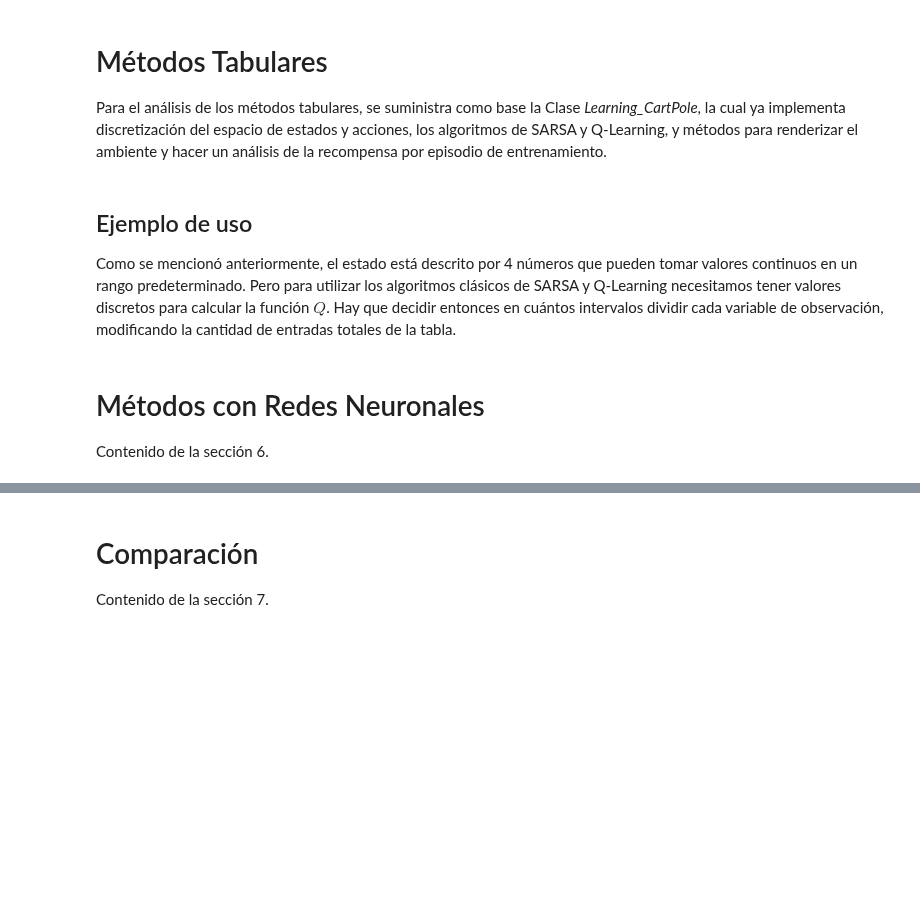
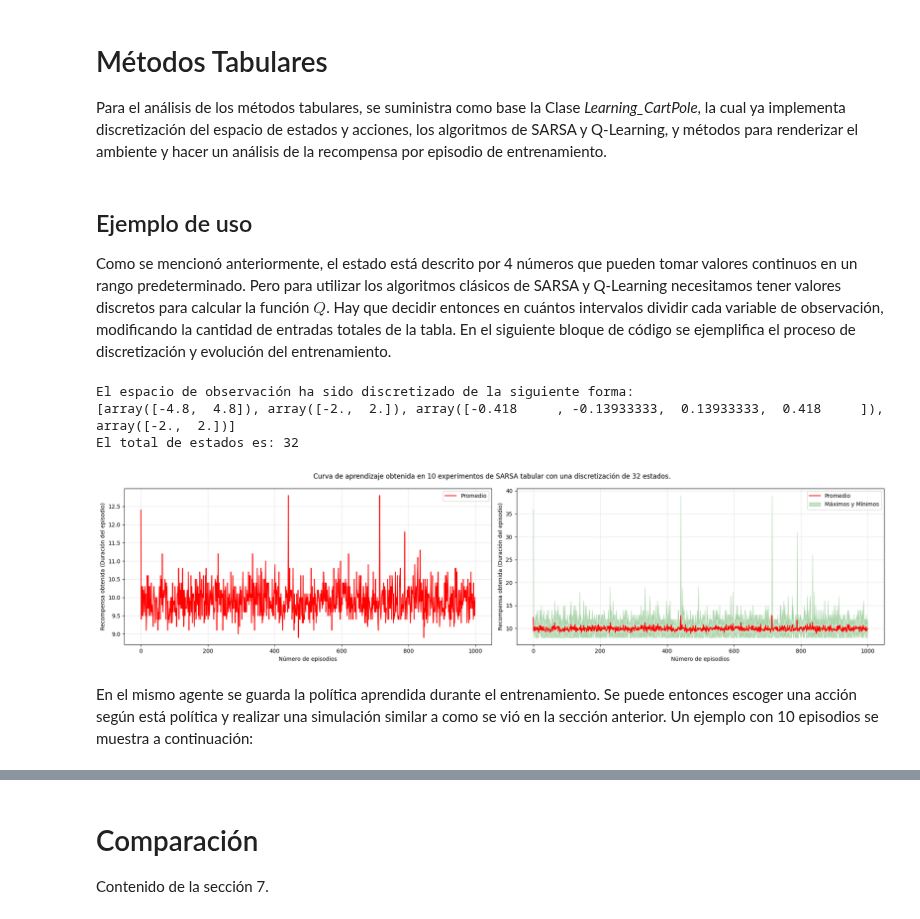
Before and after one commit to SSolanoRuniandes/Notebooks-Aprendizaje-por-Refuerzo-Profundo, a Jupyter notebook: TareaSemana1.ipynb, the cells around one changed output, grey strips where cells are left out. Cells and saved outputs as stored; diff of their text form; code cells hidden in the pictures; blank space fills up the shorter version.

```diff
--- a/TareaSemana1.ipynb
+++ b/TareaSemana1.ipynb
@@ -189,7 +189,7 @@ class Learning_CartPole(object):
         self.TargetPolicy={} #inicializa política objetivo
         self.BehaviorPolicy={} #inicializa política de comportamiento
         self.Q={} #inicializa tabla de Q
-        self.bins = [self.create_bins(self.limits_space_state[i],self.divisions_per_variable[i]) for i in range(4)]
+        self.bins = [self.create_bins(self.limits_space_state[i],self.divisions_per_variable[i]-1) for i in range(4)]
 
         self.states=[]
 
@@ -223,8 +223,9 @@ class Learning_CartPole(object):
        self.TargetPolicy[state]=pi_policy #guarda en el estado las probabilidades
 
     def CreateGreedyPolicy(self):
-       for s in self.states:
-          self.PolicyGreedyUpdate(s)
+      #Esta función hace a la política greedy con respecto al estimativo de Q en todos los estados
+      for s in range(len(self.states)): #un ciclo recorre todos los estados
+          self.PolicyGreedyUpdate(self.states[s])  #en cada estado se llama a la función PolicyGreedyUpdate
 
     def CreateEpsilonGreedyPolicy(self):
       #Esta función hace a la política epsilon-greedy con respecto al estimativo de Q en todos los estados
@@ -378,12 +379,12 @@ class Learning_CartPole(object):
           R=R+rew*cumulative_gamma
           cumulative_gamma=cumulative_gamma*self.gamma
           S=Sprima
-        print("Reward: ",R)
+        print("Total Reward Simulación Video: ",R)
         self.env_render.play()
 
 
 
-    def Plot_LearningCurve(self,method,number_of_experiments,number_of_episodes,supt):
+    def Plot_LearningCurve(self,method,number_of_experiments,number_of_episodes):
       #Esta función toma los datos de SARSA y Q-Learning y grafica promedio, mínimo, máximo
 
       experiments = []
@@ -392,13 +393,11 @@ class Learning_CartPole(object):
         for _ in range(number_of_experiments):
           exp = self.SARSA(number_of_episodes)
           experiments.append(exp)
-          #print(i)
           i=i+1
       else:
         for _ in range(number_of_experiments):
           exp = self.QLearning(number_of_episodes)
           experiments.append(exp)
-          #print(i)
           i=i+1
 
       mean_rewards=[0] * number_of_episodes
@@ -436,6 +435,7 @@ class Learning_CartPole(object):
       axs[1].set_xlabel('Número de episodios')
       axs[1].legend()
 
+      supt="Curva de aprendizaje obtenida en "+str(number_of_experiments)+" experimentos de "+str(method)+" tabular con una discretización de "+str(len(self.states))+" estados."
       plt.suptitle(supt)
       plt.tight_layout()
       plt.show()
@@ -443,4 +443,4 @@ class Learning_CartPole(object):
 # %% [markdown]
 ## Ejemplo de uso
 
-Como se mencionó anteriormente, el estado está descrito por 4 números que pueden tomar valores continuos en un rango predeterminado. Pero para utilizar los algoritmos clásicos de SARSA y Q-Learning necesitamos tener valores discretos para calcular la función $Q$. Hay que decidir entonces en cuántos intervalos dividir cada variable de observación, modificando la cantidad de entradas totales de la tabla.
+Como se mencionó anteriormente, el estado está descrito por 4 números que pueden tomar valores continuos en un rango predeterminado. Pero para utilizar los algoritmos clásicos de SARSA y Q-Learning necesitamos tener valores discretos para calcular la función $Q$. Hay que decidir entonces en cuántos intervalos dividir cada variable de observación, modificando la cantidad de entradas totales de la tabla. En el siguiente bloque de código se ejemplifica el proceso de discretización y evolución del entrenamiento.
@@ -452,3 +447,31 @@ mean_reward_SARSA300=SARSA_agent_300.Plot_LearningCurve('SARSA',10,5000,"Curva d
-# %% [markdown]
-# Métodos con Redes Neuronales
-Contenido de la sección 6.
+# %%
+#TRAIN SARSA
+#Ejemplo de un entrenamiento de un agente con SARSA
+
+# Se crea un agente con una división del espacio de observación en 2*2*4*2=32 estados
+# Dividimos el espacio de cart position en 2, el de cart velocity en 2, el de pole angle en 4 y el de pole angular velocity en 2, lo cual genera 32 estados posibles
+# Hiperparámetros escogidos (Ver Figura 2 y 3): gamma=1, alpha=0.1, epsilon=0.1
+# Se pasa a la clase los hiperparámetros, el nombre del ambiente, y una tupla de 4 elementos con la discretización por variable
+Agente_ejemplo_1=Learning_CartPole(gamma=1,alpha=0.1,epsilon=0.1,env_name='CartPole-v1',divisions_per_variable=(2,2,4,2))
+
+#Revisamos los estados discretizados
+print("El espacio de observación ha sido discretizado de la siguiente forma:")
+print(Agente_ejemplo_1.bins)
+print("El total de estados es:",len(Agente_ejemplo_1.states))
+
+#Se utiliza la función "Plot_LearningCurve" para realizar el entrenamiento y también para realizar el análisis
+#method: 'SARSA' o 'QLearning', escoge el algoritmo que se va a usar en el entrenamiento
+#number_of_experiments: integer, cuántas veces se va a repetir el entrenamiento para calcular una recompensa promedio
+#number_of_episodes: integer, por cuántos episodios se va a entrenar cada experimento con el algoritmo escogido
+mean_reward_SARSA=Agente_ejemplo_1.Plot_LearningCurve(method='SARSA',number_of_experiments=10,number_of_episodes=1000)
+
+#Recuerde -> Un episodio se cuenta desde que inicia la simulación hasta que se da la condición de truncated o terminated, y un experimento será cuando se completan X episodios
+#Después de terminar la ejecución, se generan gráficas con la recompensa promedio por episodio y la comparativa con los máximos y mínimos observados
+#El tiempo de ejecución es altamente dependiente de la discretización, cantidad de experimentos y cantidad de episodios
+# %% [output]
+El espacio de observación ha sido discretizado de la siguiente forma:
+[array([-4.8,  4.8]), array([-2.,  2.]), array([-0.418     , -0.13933333,  0.13933333,  0.418     ]), array([-2.,  2.])]
+El total de estados es: 32
+[figure, added]
+# %% [markdown]
+En el mismo agente se guarda la política aprendida durante el entrenamiento. Se puede entonces escoger una acción según está política y realizar una simulación similar a como se vió en la sección anterior. Un ejemplo con 10 episodios se muestra a continuación:
```
Also changed, not shown: parts of 11 cells of this notebook.
